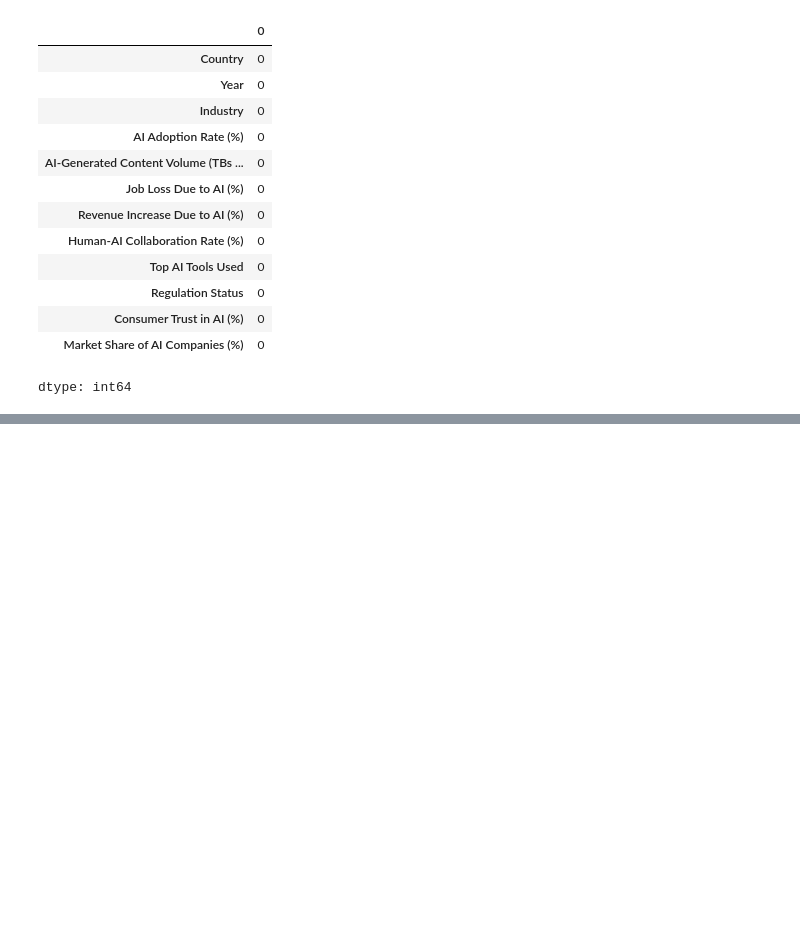
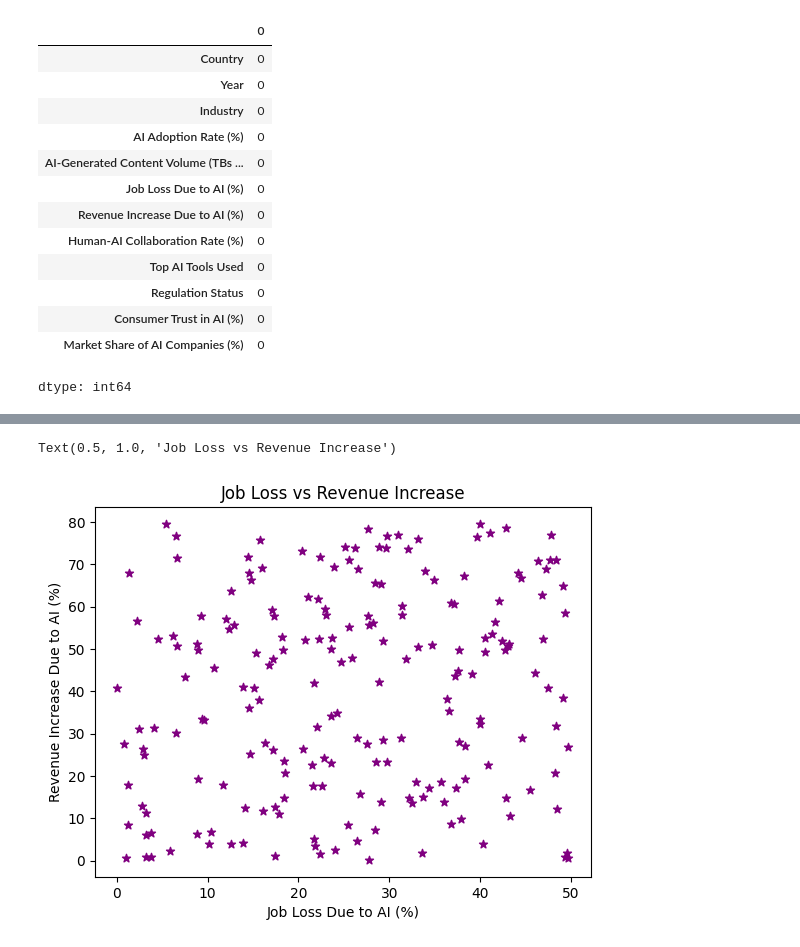
Before and after one commit to sarahchaewon/DSRP_, a Jupyter notebook: test.ipynb, the cells around one changed output, grey strips where cells are left out. Saved outputs shown, nothing was run; the diff lists cells and outputs as text; code cells hidden in the pictures; blank space fills up the shorter version.

```diff
--- a/test.ipynb
+++ b/test.ipynb
@@ -167,0 +98,11 @@ plt.show()
+# %%
+# Creating a scatterplot for relationship between Job Loss Due to AI and Revenue Increase Due to AI
+x = df["Job Loss Due to AI (%)"]
+y = df["Revenue Increase Due to AI (%)"]
+plt.scatter(x, y, color='purple', marker='*')
+plt.xlabel('Job Loss Due to AI (%)')
+plt.ylabel('Revenue Increase Due to AI (%)')
+plt.title('Job Loss vs Revenue Increase')
+# %% [output]
+Text(0.5, 1.0, 'Job Loss vs Revenue Increase')
+[figure, added]
```
Also changed, not shown: parts of 14 cells of this notebook.
